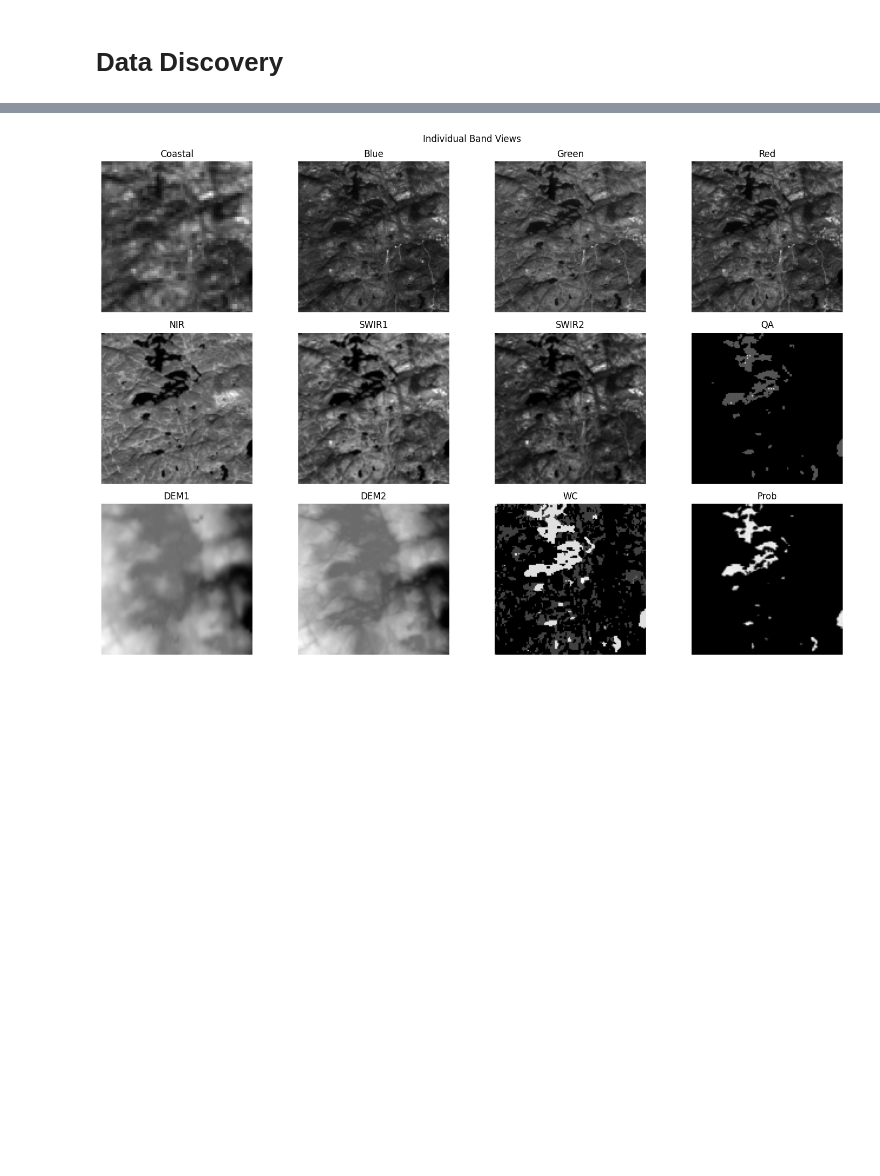
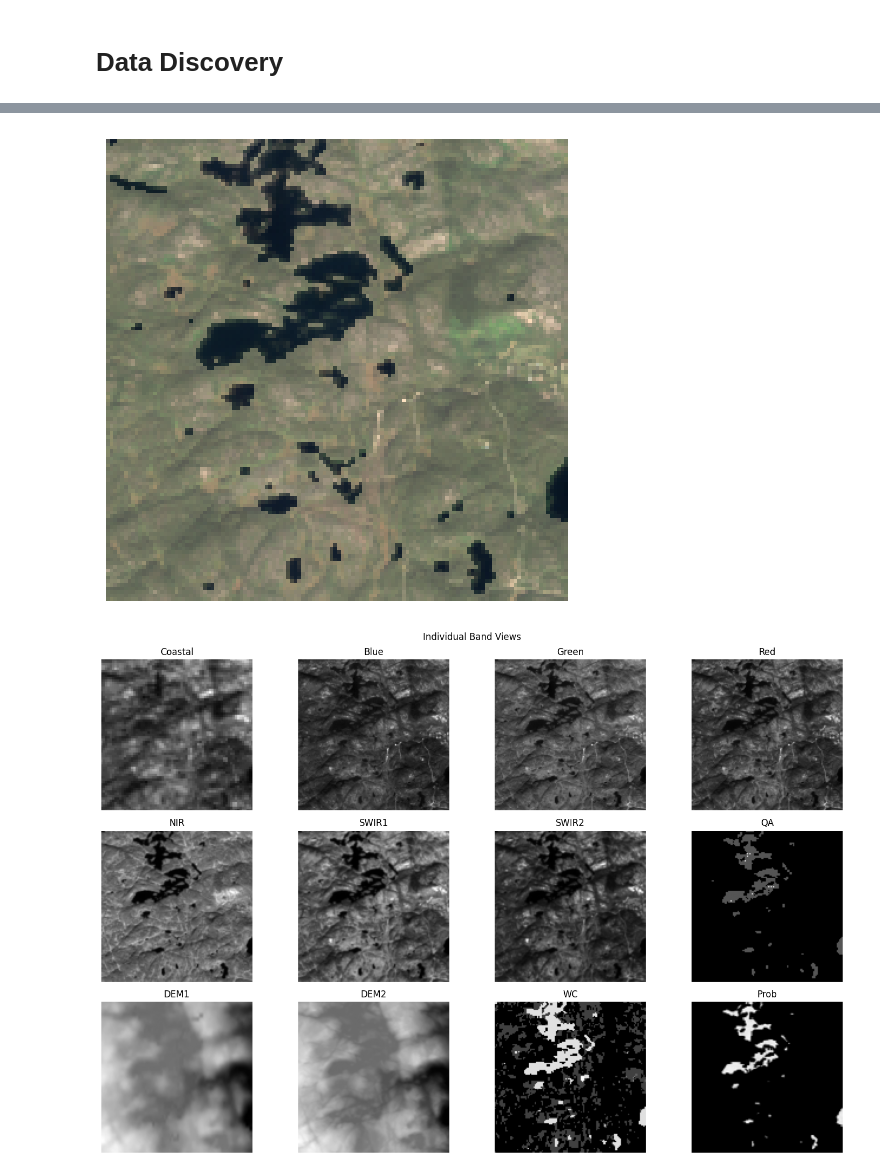
Before and after one commit to MennaEzzelarab/water_segmentation, a Jupyter notebook: water-segmentation.ipynb, the cells around one changed output, grey strips where cells are left out. Cells and saved outputs as stored; diff of their text form; code cells hidden in the pictures; blank space fills up the shorter version.

```diff
--- a/water-segmentation.ipynb
+++ b/water-segmentation.ipynb
@@ -48,3 +92,20 @@ Archive:  data-20260220T142928Z-1-001.zip
+# %%
+def plot_rgb(img, label=None):
+    rgb = np.stack([img[3], img[2], img[1]], axis=-1)
+
+    # Normalize for visualization
+    rgb = (rgb - rgb.min()) / (rgb.max() - rgb.min())
+
+    plt.figure(figsize=(6,6))
+    plt.imshow(rgb)
+    if label is not None:
+        plt.imshow(label, cmap='Blues', alpha=0.3)  # overlay mask
+    plt.axis('off')
+    plt.show()
+
+plot_rgb(img.numpy(), label.numpy())
+# %% [output]
+[figure, added]
 # %%
 import os
 import numpy as np
```
Also changed, not shown: parts of 23 cells of this notebook.
